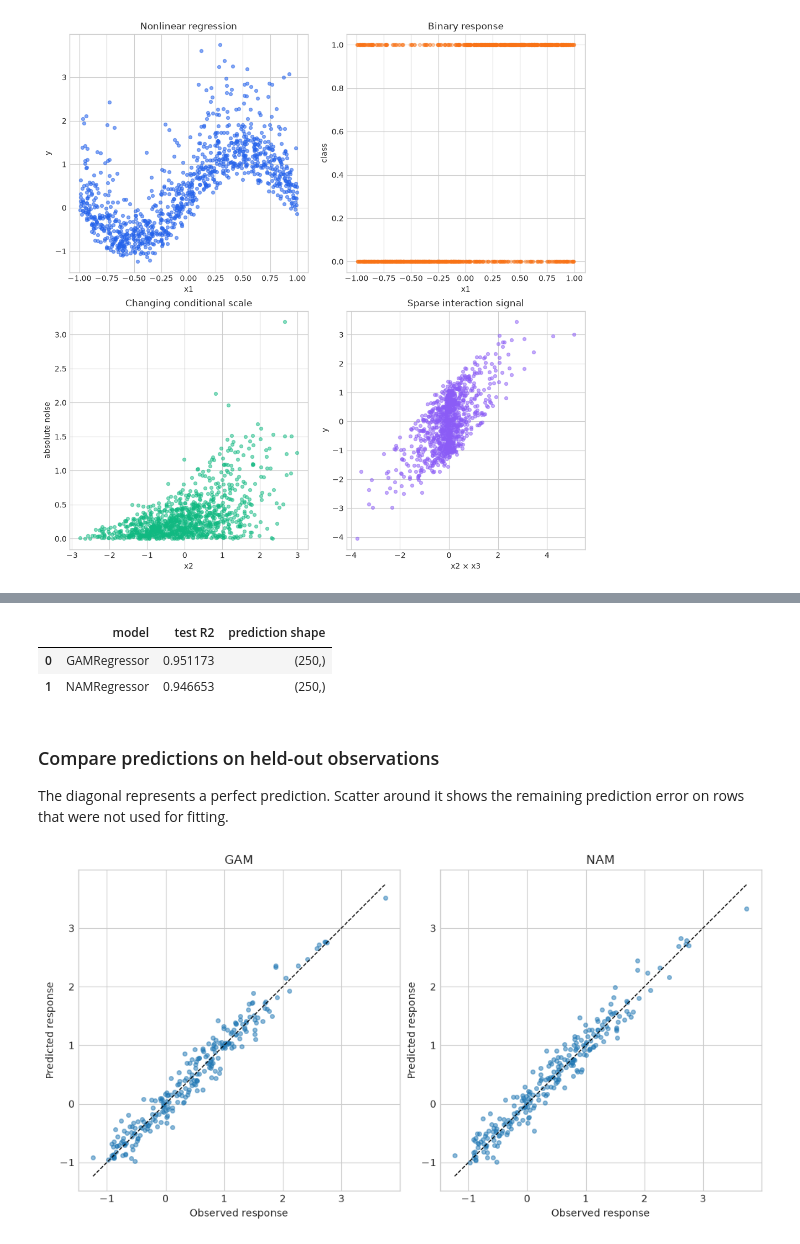
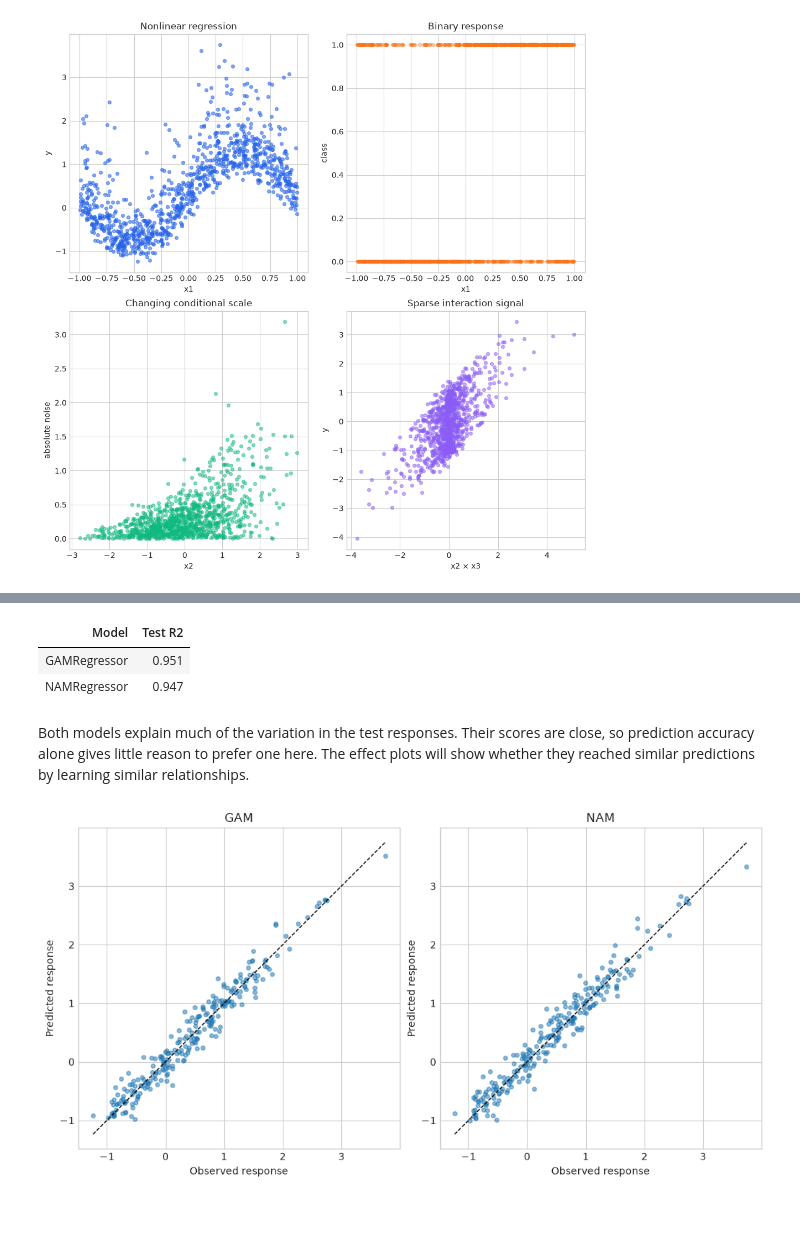
Before and after one commit to OpenTabular/NAMpy, a Jupyter notebook: docs/notebooks/01_getting_started.ipynb, the cells around one changed output, grey strips where cells are left out. Cells and saved outputs as stored; diff of their text form; code cells hidden in the pictures; blank space fills up the shorter version.

```diff
--- a/docs/notebooks/01_getting_started.ipynb
+++ b/docs/notebooks/01_getting_started.ipynb
@@ -161,44 +104,40 @@ are interchangeable.
 # %%
 from sklearn.model_selection import train_test_split
 from nampy.models import GAMRegressor, NAMRegressor
 
 train_index, test_index = train_test_split(
     np.arange(n), test_size=0.25, random_state=RANDOM_STATE
 )
 X_train, X_test = X.iloc[train_index], X.iloc[test_index]
 y_train, y_test = y_reg[train_index], y_reg[test_index]
 
 gam_train = X_train.assign(y=y_train)
 gam = GAMRegressor(
     formula="y ~ s(x1, bs='cr', k=9) + s(x2, bs='cr', k=9) + group",
     smoothing_method="reml",
 ).fit(gam_train)
 
 nam = NAMRegressor(
     layer_sizes=[24, 12],
     dropout=0.0,
     numerical_preprocessing="minmax",
     categorical_preprocessing="one-hot",
 )
 nam.fit(X_train, y_train, **NEURAL_FIT_KWARGS)
 
 comparison = pd.DataFrame(
     {
-        "model": ["GAMRegressor", "NAMRegressor"],
-        "test R2": [gam.score(X_test, y_test), nam.score(X_test, y_test)],
-        "prediction shape": [gam.predict(X_test).shape, nam.predict(X_test).shape],
+        "Model": ["GAMRegressor", "NAMRegressor"],
+        "Test R2": [gam.score(X_test, y_test), nam.score(X_test, y_test)],
     }
 )
-comparison
+comparison.style.hide(axis="index").format({"Test R2": "{:.3f}"})
 # %% [output]
-|  | model | test R2 | prediction shape |
-| 0 | GAMRegressor | 0.951173 | (250,) |
-| 1 | NAMRegressor | 0.946653 | (250,) |
+| Model | Test R2 |
+| GAMRegressor | 0.951 |
+| NAMRegressor | 0.947 |
-# %% [markdown]
-### Compare predictions on held-out observations
-
-The diagonal represents a perfect prediction. Scatter around it shows the
-remaining prediction error on rows that were not used for fitting.
+# %% [markdown]
+Both models explain much of the variation in the test responses. Their scores are close, so prediction accuracy alone gives little reason to prefer one here. The effect plots will show whether they reached similar predictions by learning similar relationships.
 # %%
 figure, axes = plt.subplots(1, 2, figsize=(10, 5), constrained_layout=True)
 limits = [float(y_test.min()), float(y_test.max())]
```
Also changed, not shown: parts of 35 cells of this notebook, 32 other files.
